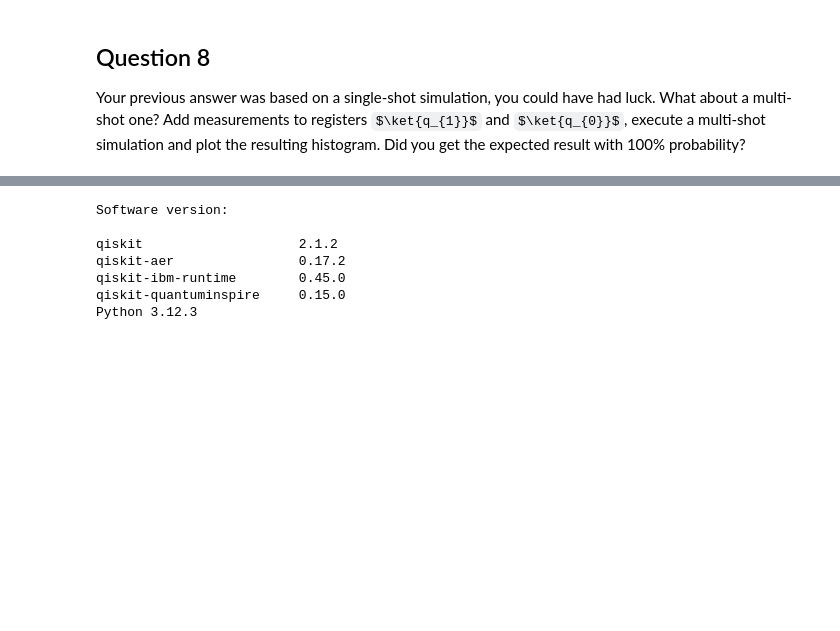
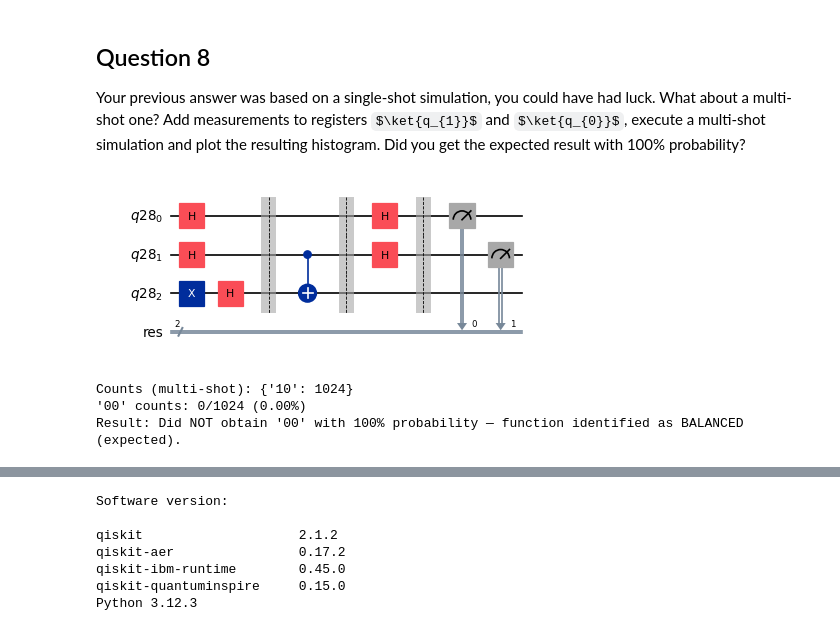
Before and after one commit to RowieK/Quantum-Computing-Minor, a Jupyter notebook: QCI - Assignment7/Assignment7/QCI - Assignment7.ipynb, the cells around one changed output, grey strips where cells are left out. Saved outputs shown, nothing was run; the diff lists cells and outputs as text; code cells hidden in the pictures; some formulas as TeX source; blank space fills up the shorter version.

```diff
--- a/QCI - Assignment7/Assignment7/QCI - Assignment7.ipynb
+++ b/QCI - Assignment7/Assignment7/QCI - Assignment7.ipynb
@@ -499,6 +561,63 @@ And the corresponding function is:
 ## Question 8
 
 Your previous answer was based on a single-shot simulation, you could have had luck. What about a multi-shot one? Add measurements to registers $\ket{q_{1}}$ and $\ket{q_{0}}$, execute a multi-shot simulation and plot the resulting histogram. Did you get the expected result with 100% probability?
+# %%
+# Multi-shot Deutsch-Jozsa (repeat of Function #1 oracle)
+import numpy as np
+import matplotlib.pyplot as plt
+from qiskit import QuantumCircuit, QuantumRegister, ClassicalRegister
+from qiskit.primitives import StatevectorSampler
+from qiskit.visualization import plot_histogram
+
+n = 2
+qr = QuantumRegister(n+1)
+cr = ClassicalRegister(n, name='res')
+dj = QuantumCircuit(qr, cr)
+
+# Prepare input superposition
+for i in range(n):
+    dj.h(qr[i])
+# Prepare ancilla to |1> and H
+dj.x(qr[n])
+dj.h(qr[n])
+dj.barrier()
+# Oracle for Function #1 (f(x)=x1): phase flip via CX on ancilla controlled by x1
+dj.cx(qr[1], qr[n])
+dj.barrier()
+# Final Hadamards
+for i in range(n):
+    dj.h(qr[i])
+dj.barrier()
+# Measure both input qubits q1 and q0 into classical bits res[1], res[0]
+for i in range(n):
+    dj.measure(qr[i], cr[i])
+
+from IPython.display import display
+display(dj.draw(output='mpl', scale=0.6))
+
+# Multi-shot run
+shots = 1024
+sampler = StatevectorSampler()
+job = sampler.run([dj], shots=shots)
+results = job.result()
+counts = results[0].data.res.get_counts()
+print("Counts (multi-shot):", counts)
+plot_histogram(counts)
+plt.show()
+
+# Check whether we obtained '00' with 100% probability
+zero_count = counts.get('00', 0)
+pct_zero = 100.0 * zero_count / shots
+print(f"'00' counts: {zero_count}/{shots} ({pct_zero:.2f}%)")
+if zero_count == shots:
+    print("Result: Obtained '00' with 100% probability — function would be identified as CONSTANT.")
+else:
+    print("Result: Did NOT obtain '00' with 100% probability — function identified as BALANCED (expected).")
+# %% [output]
+[figure, added]
+Counts (multi-shot): {'10': 1024}
+'00' counts: 0/1024 (0.00%)
+Result: Did NOT obtain '00' with 100% probability — function identified as BALANCED (expected).
 # %% [markdown]
 ## Question 9
 
```
Also changed, not shown: parts of 2 cells of this notebook.
